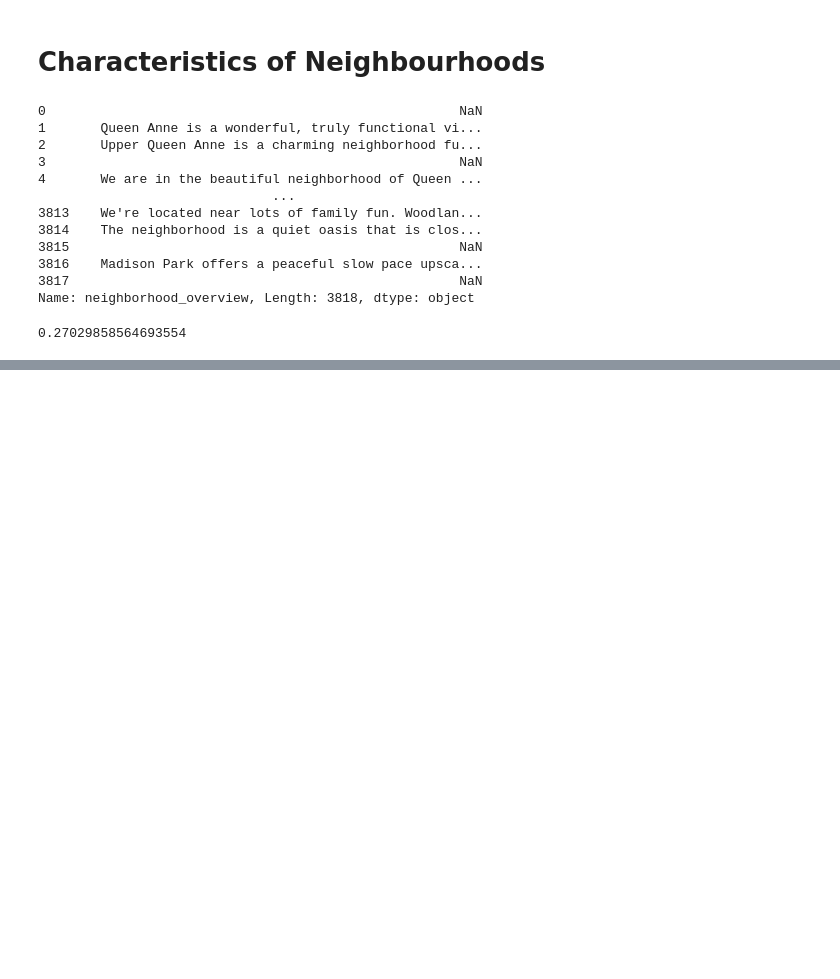
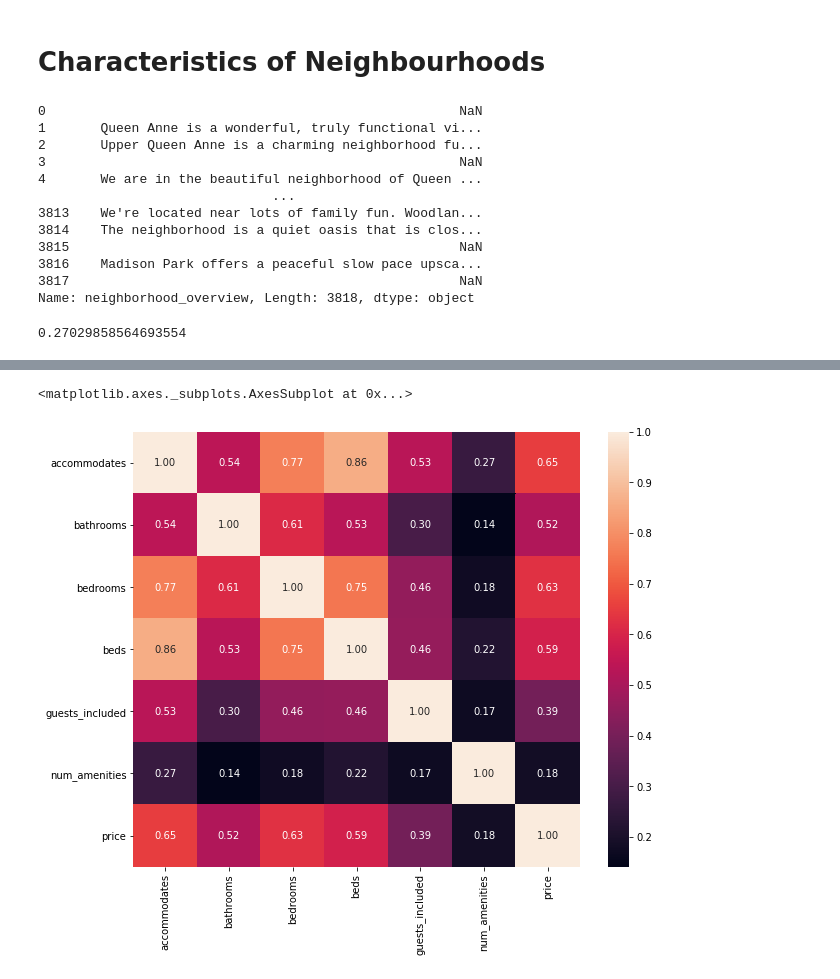
Before and after one commit to fuanqi/datascience, a Jupyter notebook: Airbnb EDA/Seatle Airbnb EDA.ipynb, the cells around one changed output, grey strips where cells are left out. Cells and saved outputs as stored; diff of their text form; code cells hidden in the pictures; blank space fills up the shorter version.

```diff
--- a/Airbnb EDA/Seatle Airbnb EDA.ipynb
+++ b/Airbnb EDA/Seatle Airbnb EDA.ipynb
@@ -353,0 +442,3 @@ get_top_n_bigram(text[text['neighbourhood_cleansed']=='University District']['ov
+# %%
+# number of amenities
+listings['num_amenities'] = listings['amenities'].apply(lambda x: len(x.split(',')))
@@ -353,0 +490,7 @@ get_top_n_bigram(text[text['neighbourhood_cleansed']=='University District']['ov
+# %%
+num_features = ['accommodates', 'bathrooms', 'bedrooms', 'beds', 'guests_included', 'num_amenities'] # too many nulls in square_feet
+cat_features = ['neighbourhood_cleansed', 'property_type', 'room_type', 'bed_type' ,'instant_bookable', 'cancellation_policy']
+target = 'price'
+
+model_df = listings[num_features + cat_features +[target]].copy()
+model_df.head()
@@ -353,0 +504,6 @@ get_top_n_bigram(text[text['neighbourhood_cleansed']=='University District']['ov
+# %%
+fig,ax=plt.subplots(figsize=(10,8))
+sns.heatmap(model_df.corr(), fmt='.2f', annot=True, ax=ax)
+# %% [output]
+<matplotlib.axes._subplots.AxesSubplot at 0x...>
+[figure, added]
```
Also changed, not shown: parts of 44 cells of this notebook, 10 other files.
